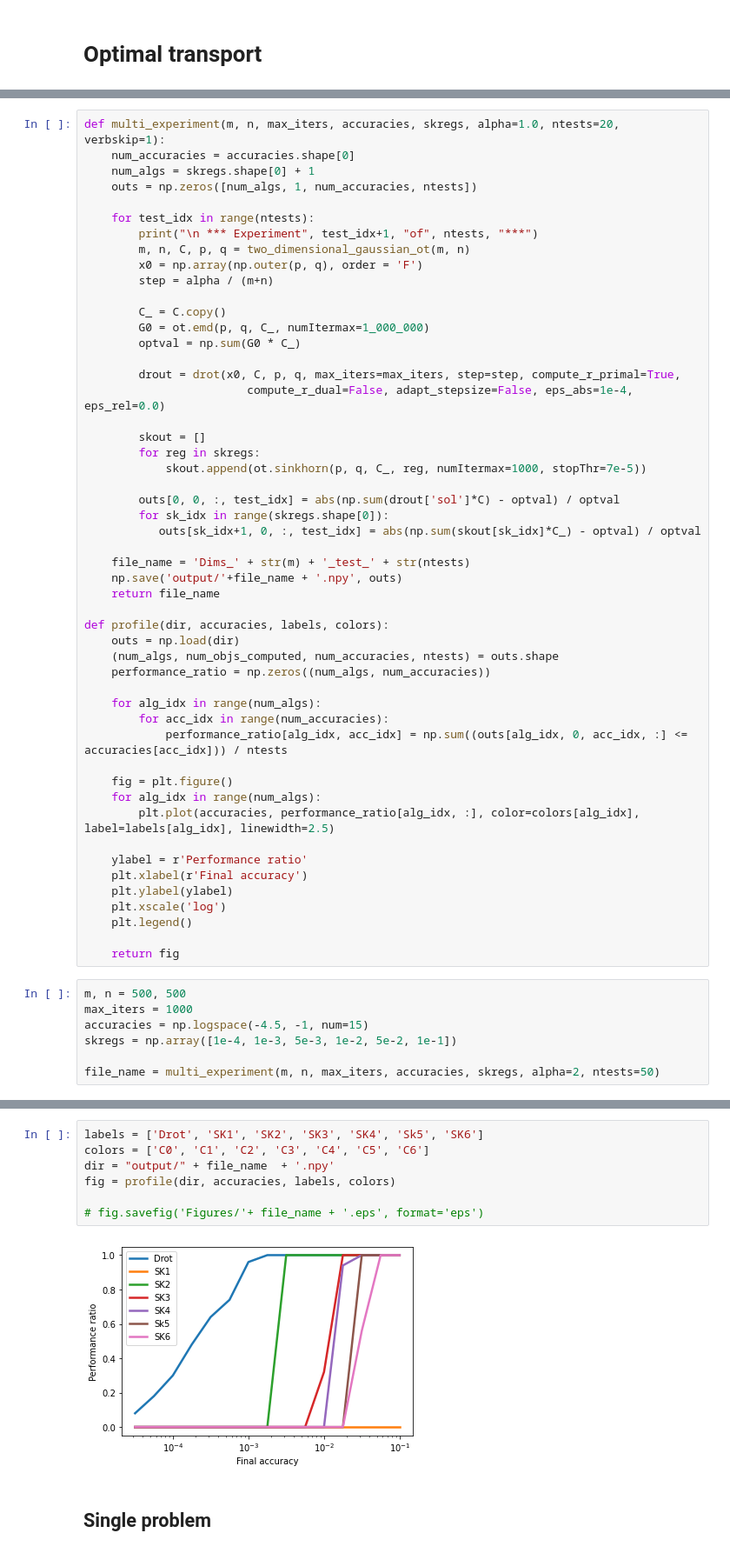
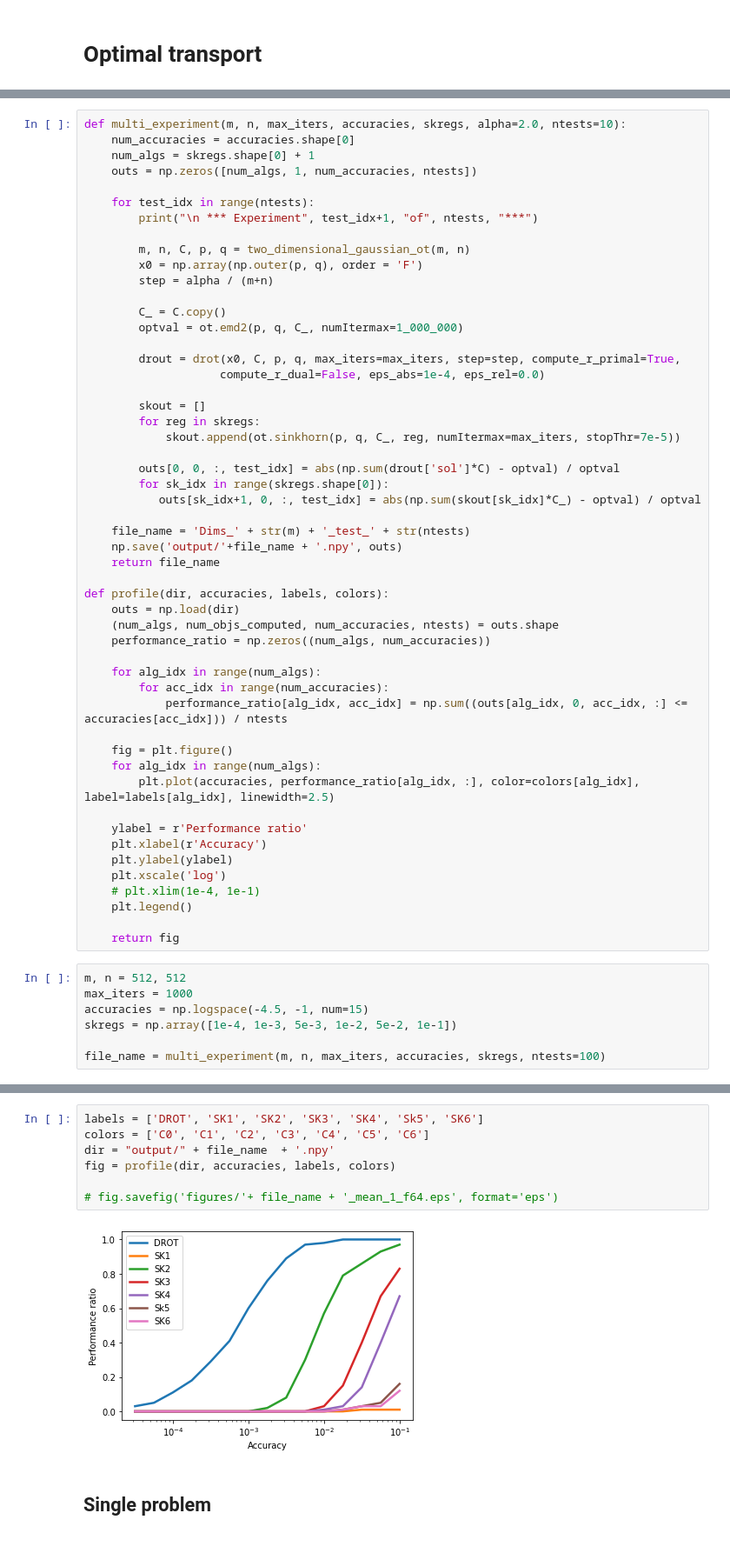
Before and after one commit to vienmai/drot, a Jupyter notebook: pydrot/examples/notebook.ipynb, the cells around one changed output, grey strips where cells are left out. Shown: that part at 87% size. Cells and saved outputs as stored; diff of their text form.

```diff
--- a/pydrot/examples/notebook.ipynb
+++ b/pydrot/examples/notebook.ipynb
@@ -51,27 +40,27 @@ def two_dimensional_gaussian_ot(m, n):
     C /= C.max()
     return m, n, C, p, q
 # %%
-def multi_experiment(m, n, max_iters, accuracies, skregs, alpha=1.0, ntests=20, verbskip=1):
+def multi_experiment(m, n, max_iters, accuracies, skregs, alpha=2.0, ntests=10):
     num_accuracies = accuracies.shape[0]
     num_algs = skregs.shape[0] + 1
     outs = np.zeros([num_algs, 1, num_accuracies, ntests])
 
     for test_idx in range(ntests):
         print("\n *** Experiment", test_idx+1, "of", ntests, "***")
+
         m, n, C, p, q = two_dimensional_gaussian_ot(m, n)
         x0 = np.array(np.outer(p, q), order = 'F')
         step = alpha / (m+n)
 
         C_ = C.copy()
-        G0 = ot.emd(p, q, C_, numItermax=1_000_000)
-        optval = np.sum(G0 * C_)
+        optval = ot.emd2(p, q, C_, numItermax=1_000_000)
 
         drout = drot(x0, C, p, q, max_iters=max_iters, step=step, compute_r_primal=True,
-                        compute_r_dual=False, adapt_stepsize=False, eps_abs=1e-4, eps_rel=0.0)
+                    compute_r_dual=False, eps_abs=1e-4, eps_rel=0.0)
 
         skout = []
         for reg in skregs:
-            skout.append(ot.sinkhorn(p, q, C_, reg, numItermax=1000, stopThr=7e-5))
+            skout.append(ot.sinkhorn(p, q, C_, reg, numItermax=max_iters, stopThr=7e-5))
 
         outs[0, 0, :, test_idx] = abs(np.sum(drout['sol']*C) - optval) / optval
         for sk_idx in range(skregs.shape[0]):
@@ -95,17 +84,18 @@ def profile(dir, accuracies, labels, colors):
         plt.plot(accuracies, performance_ratio[alg_idx, :], color=colors[alg_idx], label=labels[alg_idx], linewidth=2.5)
 
     ylabel = r'Performance ratio'
-    plt.xlabel(r'Final accuracy')
+    plt.xlabel(r'Accuracy')
     plt.ylabel(ylabel)
     plt.xscale('log')
+    # plt.xlim(1e-4, 1e-1)
     plt.legend()
 
     return fig
 # %%
-m, n = 500, 500
+m, n = 512, 512
 max_iters = 1000
 accuracies = np.logspace(-4.5, -1, num=15)
 skregs = np.array([1e-4, 1e-3, 5e-3, 1e-2, 5e-2, 1e-1])
 
-file_name = multi_experiment(m, n, max_iters, accuracies, skregs, alpha=2, ntests=50)
+file_name = multi_experiment(m, n, max_iters, accuracies, skregs, ntests=100)
 # %% [output]
@@ -134,12 +132,12 @@ Warning: numerical errors at iteration 0
 # %%
-labels = ['Drot', 'SK1', 'SK2', 'SK3', 'SK4', 'Sk5', 'SK6']
+labels = ['DROT', 'SK1', 'SK2', 'SK3', 'SK4', 'Sk5', 'SK6']
 colors = ['C0', 'C1', 'C2', 'C3', 'C4', 'C5', 'C6']
 dir = "output/" + file_name  + '.npy'
 fig = profile(dir, accuracies, labels, colors)
 
-# fig.savefig('Figures/'+ file_name + '.eps', format='eps')
+# fig.savefig('figures/'+ file_name + '_mean_1_f64.eps', format='eps')
 # %% [output]
-[figure, old version]
+[figure, new version]
 # %% [markdown]
 ## Single problem
 # %%
```
Also changed, not shown: parts of 9 cells of this notebook, 4 other files.
